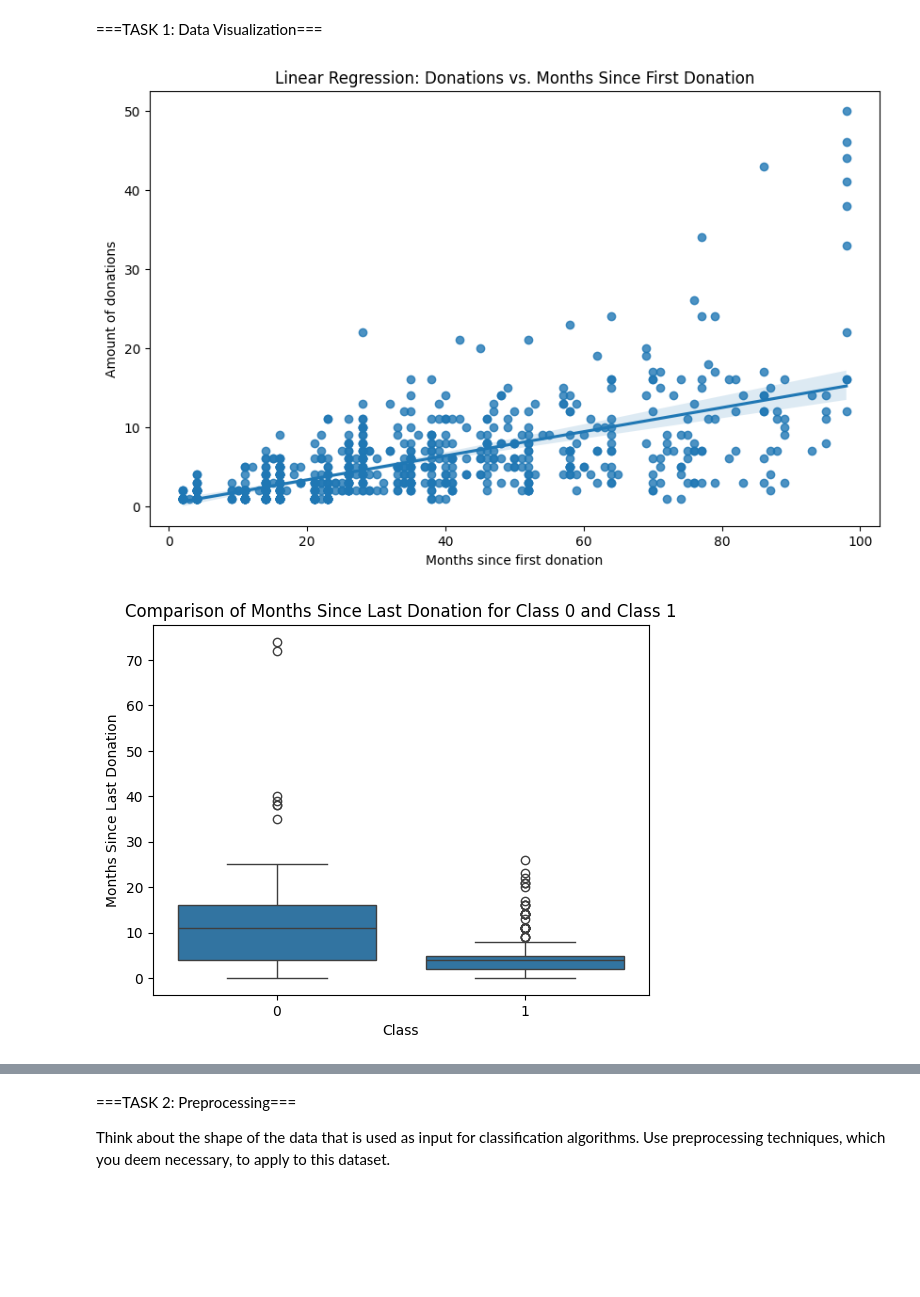
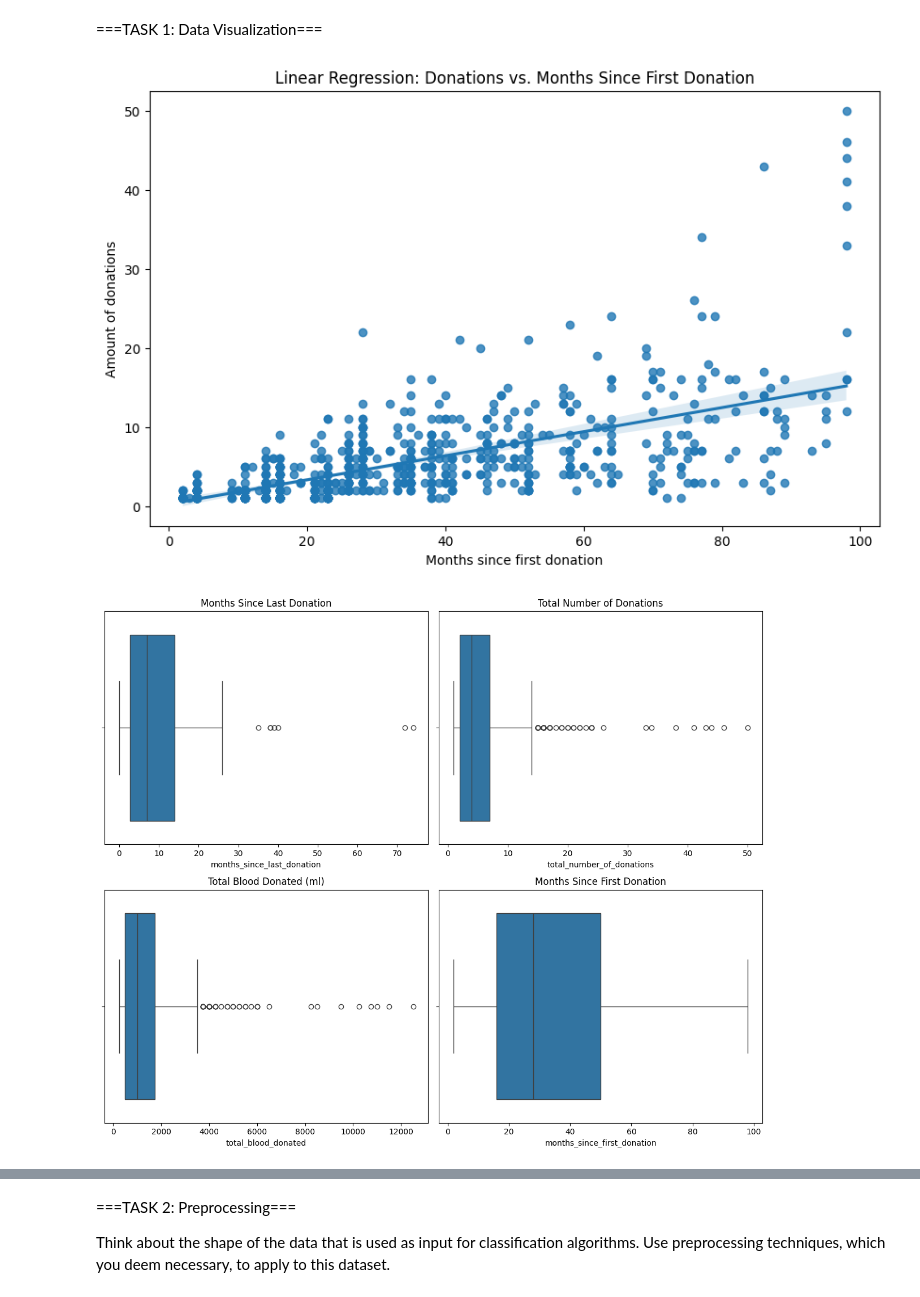
Before and after one commit to JasonvO2222/DA_P3, a Jupyter notebook: DA3notebook.ipynb, the cells around one changed output, grey strips where cells are left out. Drawn from its saved outputs; the diff is of its cells as text; code cells hidden in the pictures; blank space fills up the shorter version.

```diff
--- a/DA3notebook.ipynb
+++ b/DA3notebook.ipynb
@@ -13,31 +14,47 @@ DATA = pd.read_csv("blood_transfusion.csv")
 
 months_since_first_donation = DATA["months_since_first_donation"]
 total_number_of_donations = DATA["total_number_of_donations"]
 
 plt.figure(figsize=(10,6))
 sns.regplot(x=months_since_first_donation, y=total_number_of_donations, scatter=True, fit_reg=True)
 plt.xlabel("Months since first donation")
 plt.ylabel("Amount of donations")
 plt.title("Linear Regression: Donations vs. Months Since First Donation")
 plt.show()
 
+# Create box plots for each feature separately
+fig, axes = plt.subplots(2, 2, figsize=(12, 10))
 
+sns.boxplot(ax=axes[0, 0], data=DATA, x='months_since_last_donation')
+axes[0, 0].set_title('Months Since Last Donation')
+
+sns.boxplot(ax=axes[0, 1], data=DATA, x='total_number_of_donations')
+axes[0, 1].set_title('Total Number of Donations')
+
+sns.boxplot(ax=axes[1, 0], data=DATA, x='total_blood_donated')
+axes[1, 0].set_title('Total Blood Donated (ml)')
+
+sns.boxplot(ax=axes[1, 1], data=DATA, x='months_since_first_donation')
+axes[1, 1].set_title('Months Since First Donation')
+
+plt.tight_layout()
+plt.show()
 
 # Task 1.2 - Create a visualization, which shows the characteristics of tuples of class 1, compared to
 # tuples of class 0.
 sns.boxplot(x=DATA["class"], y=DATA["months_since_last_donation"])
 
 plt.xlabel("Class")
 plt.ylabel("Months Since Last Donation")
 plt.title("Comparison of Months Since Last Donation for Class 0 and Class 1")
 plt.show()
 
 sns.boxplot(x=DATA["class"], y=DATA["total_number_of_donations"])
 
 plt.xlabel("Class")
 plt.ylabel("Total number of donations")
 plt.title("Comparison of total number of donations for Class 0 and Class 1")
 plt.show()
 # %% [output]
 [figure]
-[figure, old version]
+[figure, new version]
```
Also changed, not shown: parts of 4 cells of this notebook.
